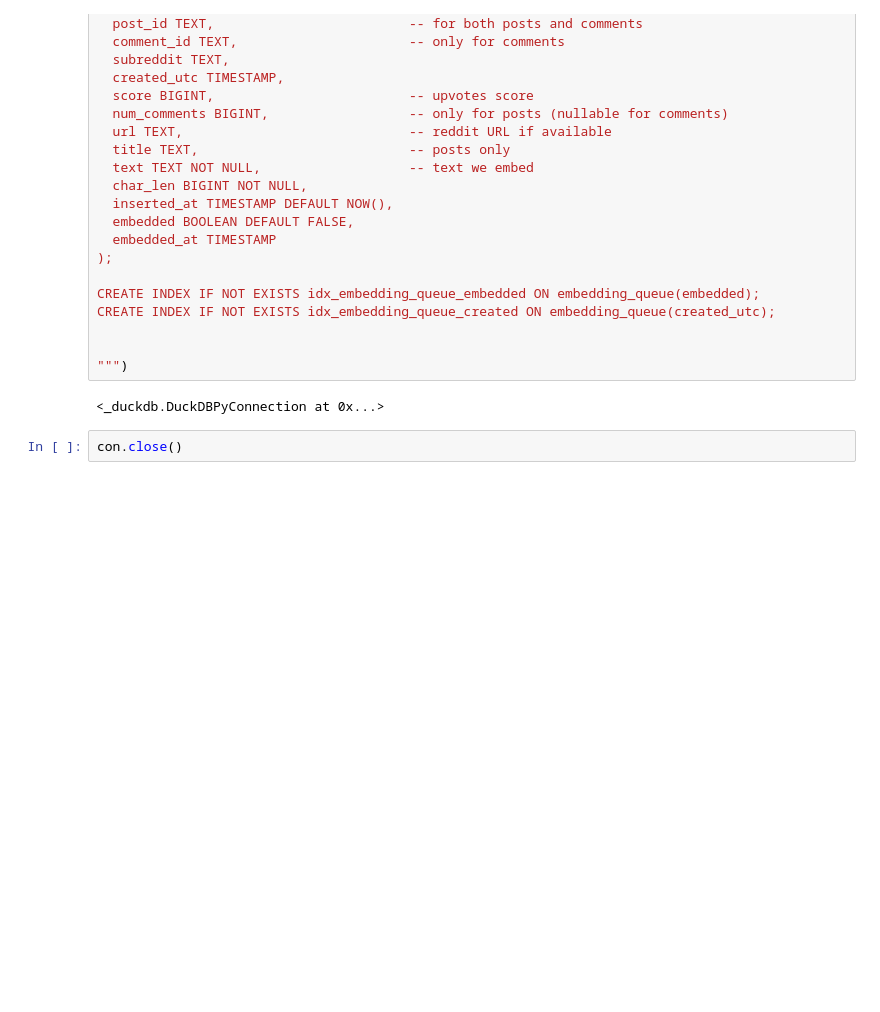
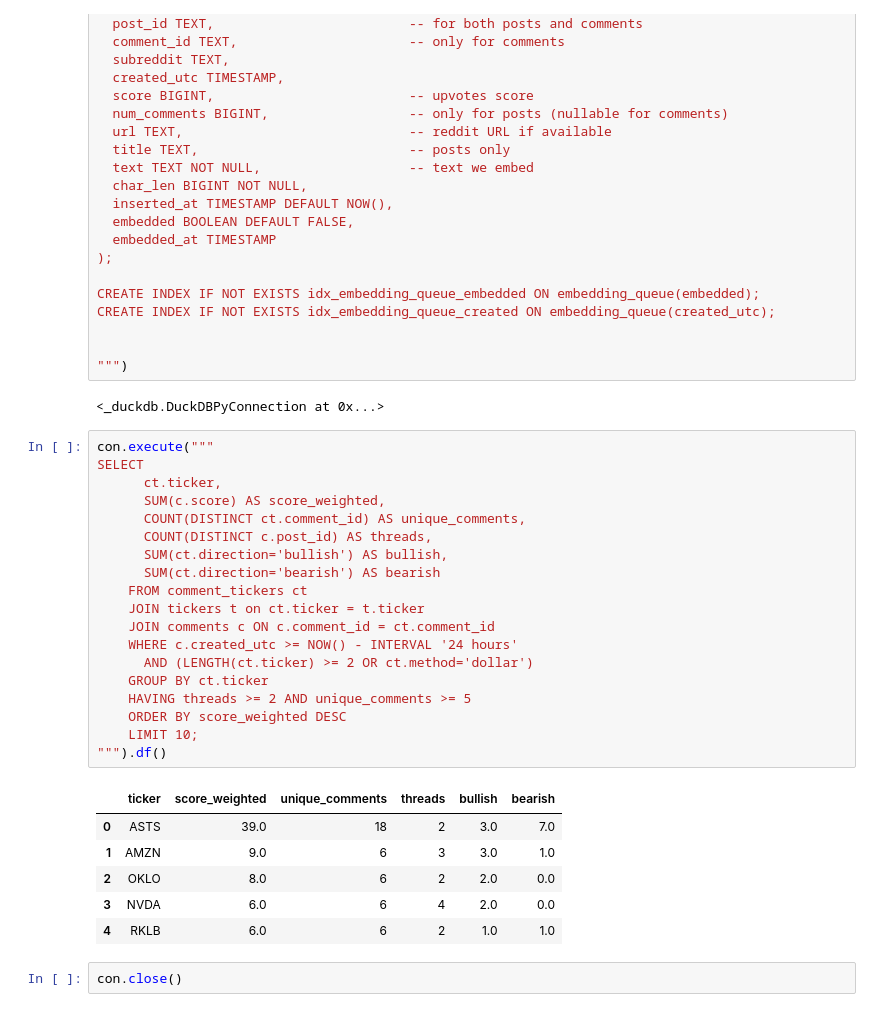
Before and after one commit to martush/reddit-llm, a Jupyter notebook: notebooks/reddit_db_exploration.ipynb, the cells around one changed output. Saved outputs shown, nothing was run; the diff lists cells and outputs as text; blank space fills up the shorter version.

```diff
--- a/notebooks/reddit_db_exploration.ipynb
+++ b/notebooks/reddit_db_exploration.ipynb
@@ -456,5 +477,31 @@ CREATE INDEX IF NOT EXISTS idx_embedding_queue_created ON embedding_queue(create
 """)
 # %% [output]
 <_duckdb.DuckDBPyConnection at 0x...>
+# %%
+con.execute("""
+SELECT
+      ct.ticker,
+      SUM(c.score) AS score_weighted,
+      COUNT(DISTINCT ct.comment_id) AS unique_comments,
+      COUNT(DISTINCT c.post_id) AS threads,
+      SUM(ct.direction='bullish') AS bullish,
+      SUM(ct.direction='bearish') AS bearish
+    FROM comment_tickers ct
+    JOIN tickers t on ct.ticker = t.ticker
+    JOIN comments c ON c.comment_id = ct.comment_id
+    WHERE c.created_utc >= NOW() - INTERVAL '24 hours'
+      AND (LENGTH(ct.ticker) >= 2 OR ct.method='dollar')
+    GROUP BY ct.ticker
+    HAVING threads >= 2 AND unique_comments >= 5
+    ORDER BY score_weighted DESC
+    LIMIT 10;
+""").df()
+# %% [output]
+|  | ticker | score_weighted | unique_comments | threads | bullish | bearish |
+| 0 | ASTS | 39.0 | 18 | 2 | 3.0 | 7.0 |
+| 1 | AMZN | 9.0 | 6 | 3 | 3.0 | 1.0 |
+| 2 | OKLO | 8.0 | 6 | 2 | 2.0 | 0.0 |
+| 3 | NVDA | 6.0 | 6 | 4 | 2.0 | 0.0 |
+| 4 | RKLB | 6.0 | 6 | 2 | 1.0 | 1.0 |
 # %%
 con.close()
```
Also changed, not shown: parts of 9 cells of this notebook, 5 other files.
